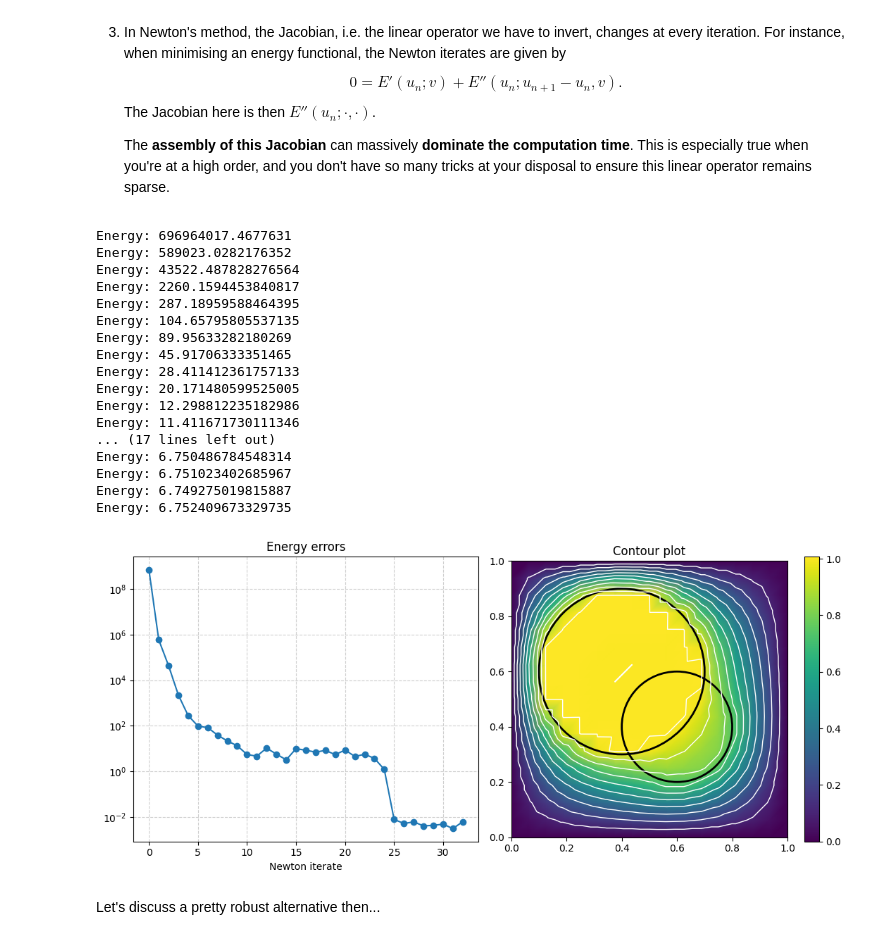
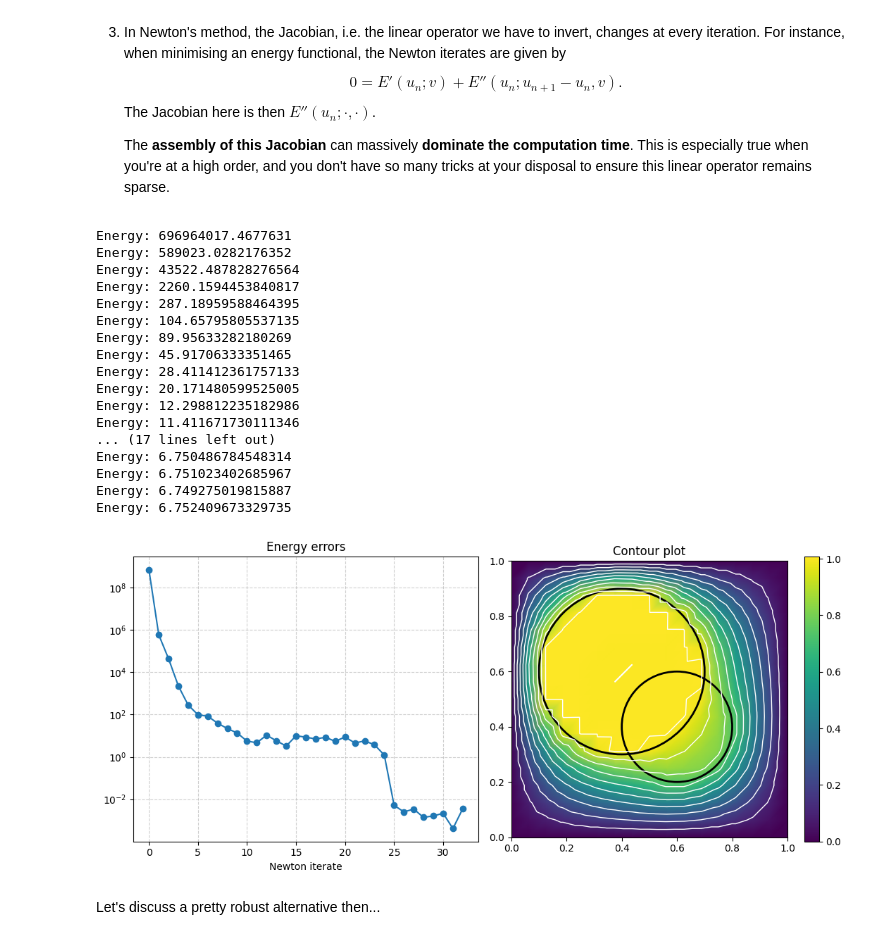
Before and after one commit to BorisAndrews/long_steps, a Jupyter notebook: Reading Group/long_steps.ipynb, the cells around one changed output. Cells and saved outputs as stored; diff of their text form; code cells hidden in the pictures.

```diff
--- a/Reading Group/long_steps.ipynb
+++ b/Reading Group/long_steps.ipynb
@@ -26,9 +26,11 @@ from matplotlib.patches import Circle
 # %% [markdown]
 ### Constrained optimisation Firedrake code
 # %%
-def constrained_optimisation(nx=2**7, degree=1, gamma=2**32, max_iters=2**6):
-    # UFL-ify gamma
+def constrained_optimisation(nx=2**7, degree=1, gamma=2**32, max_iters=2**6, energy_exact=None, method="Newton", h=None):
+    # UFL-ify constants
     gamma = Constant(gamma)
+    if h:
+      h = Constant(h)
 
     # Mesh
     mesh = UnitSquareMesh(nx, nx, quadrilateral=True)
@@ -54,15 +56,31 @@ def constrained_optimisation(nx=2**7, degree=1, gamma=2**32, max_iters=2**6):
     bcs = DirichletBC(V, 0.0, "on_boundary")
 
     # Energy
-    h1_norm = 0.5 * inner(grad(u_), grad(u_)) * dx
+    h1_seminorm = 0.5 * inner(grad(u_), grad(u_)) * dx
     constraint_viol = 0.5 * conditional(lt(u_, f), (u_ - f)**2, 0) * dx
-    E = h1_norm + gamma * constraint_viol
+    E = h1_seminorm + gamma * constraint_viol
 
     # Residual
-    F = (
-        inner(grad(u), grad(v))
-      + gamma * conditional(lt(u_, f), (u - f) * v, 0)
-    ) * dx
+    if method == "Newton":
+        F = (
+            inner(grad(u), grad(v))
+          + gamma * conditional(lt(u_, f), (u - f) * v, 0)
+        ) * dx
+    elif method == "GD":
+        if h:
+            h1_norm = (
+                inner(grad(u - u_), grad(v))
+              + gamma * inner(u - u_, v)
+            ) * dx
+            E_prime = (
+                inner(grad(u_), grad(v))
+              + gamma * conditional(lt(u_, f), (u_ - f) * v, 0)
+            ) * dx
+            F = h1_norm + E_prime
+        else:
+            raise ValueError("If GD is chosen for the method, h must be specified")
+    else:
+        raise ValueError("method must be either Newton or GD")
 
     # Newton's method
     energy = assemble(E)
@@ -79,10 +97,12 @@ def constrained_optimisation(nx=2**7, degree=1, gamma=2**32, max_iters=2**6):
     fig, (ax1, ax2) = plt.subplots(1, 2, figsize=(11, 5))
 
     # Left: log energy error convergence
-    energy_exact = min(energies) - abs(energies[-1] - energies[-2])
     energy_errors = [abs(energy - energy_exact) for energy in energies]
 
-    ax1.semilogy(range(len(energy_errors)), energy_errors, marker='o')
+    if method == "Newton":
+        ax1.semilogy(range(len(energy_errors)), energy_errors, marker='o')
+    else:
+        ax1.loglog(range(len(energy_errors)), energy_errors, marker='o')
     ax1.set_xlabel("Newton iterate")
     ax1.set_title("Energy errors")
     ax1.grid(True, which="both", ls="--", alpha=0.6)
@@ -160,26 +180,26 @@ The Jacobian here is then $E''(u_n; \cdot, \cdot)$.
     The **assembly of this Jacobian** can massively **dominate the computation time**.
     This is especially true when you're at a high order, and you don't have so many tricks at your disposal to ensure this linear operator remains sparse.
 # %%
-constrained_optimisation(nx=2**3, degree=14, gamma=2**32, max_iters=2**5)
+constrained_optimisation(nx=2**3, degree=14, gamma=2**32, max_iters=2**5, energy_exact=6.748865800378693)
 # %% [output]
 Energy: 696964017.4677631
 Energy: 589023.0282176352
 Energy: 43522.487828276564
 Energy: 2260.1594453840817
 Energy: 287.18959588464395
 Energy: 104.65795805537135
 Energy: 89.95633282180269
 Energy: 45.91706333351465
 Energy: 28.411412361757133
 Energy: 20.171480599525005
 Energy: 12.298812235182986
 Energy: 11.411671730111346
 ... (17 lines left out)
 Energy: 6.750486784548314
 Energy: 6.751023402685967
 Energy: 6.749275019815887
 Energy: 6.752409673329735
-[figure, old version]
+[figure, new version]
 # %% [markdown]
 Let's discuss a pretty robust alternative then...
 # %% [markdown]
```
Also changed, not shown: parts of 3 cells of this notebook.
